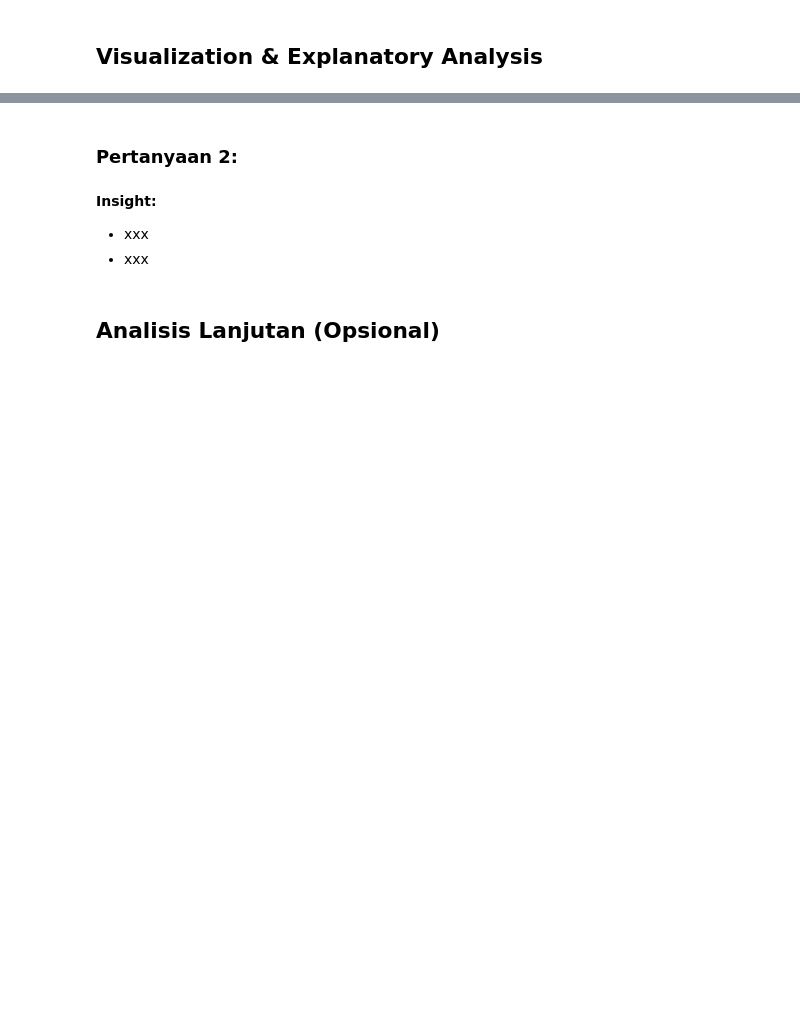
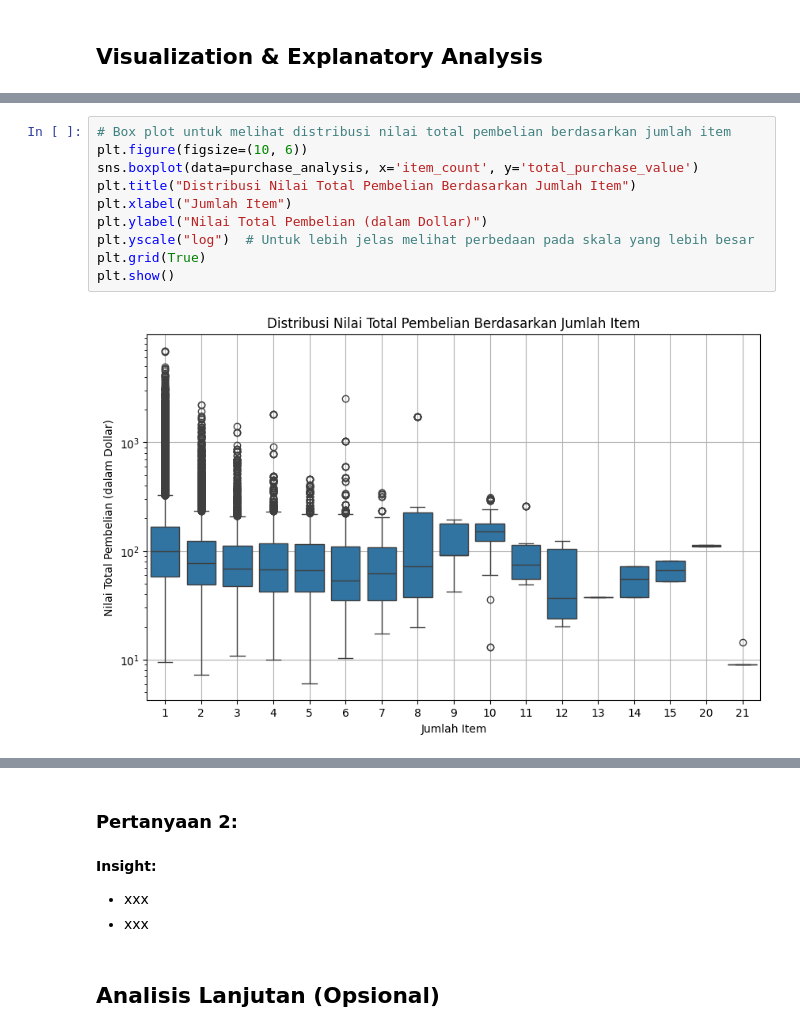
Before and after one commit to LatiefDataVisionary/data-analysis-dicoding-projects, a Jupyter notebook: Proyek_Analisis_Data.ipynb, the cells around one changed output, grey strips where cells are left out. Saved outputs shown, nothing was run; the diff lists cells and outputs as text; blank space fills up the shorter version.

```diff
--- a/Proyek_Analisis_Data.ipynb
+++ b/Proyek_Analisis_Data.ipynb
@@ -591,0 +588,12 @@ Index: []
+# %%
+# Box plot untuk melihat distribusi nilai total pembelian berdasarkan jumlah item
+plt.figure(figsize=(10, 6))
+sns.boxplot(data=purchase_analysis, x='item_count', y='total_purchase_value')
+plt.title("Distribusi Nilai Total Pembelian Berdasarkan Jumlah Item")
+plt.xlabel("Jumlah Item")
+plt.ylabel("Nilai Total Pembelian (dalam Dollar)")
+plt.yscale("log")  # Untuk lebih jelas melihat perbedaan pada skala yang lebih besar
+plt.grid(True)
+plt.show()
+# %% [output]
+[figure, added]
```
Also changed, not shown: parts of 11 cells of this notebook.
